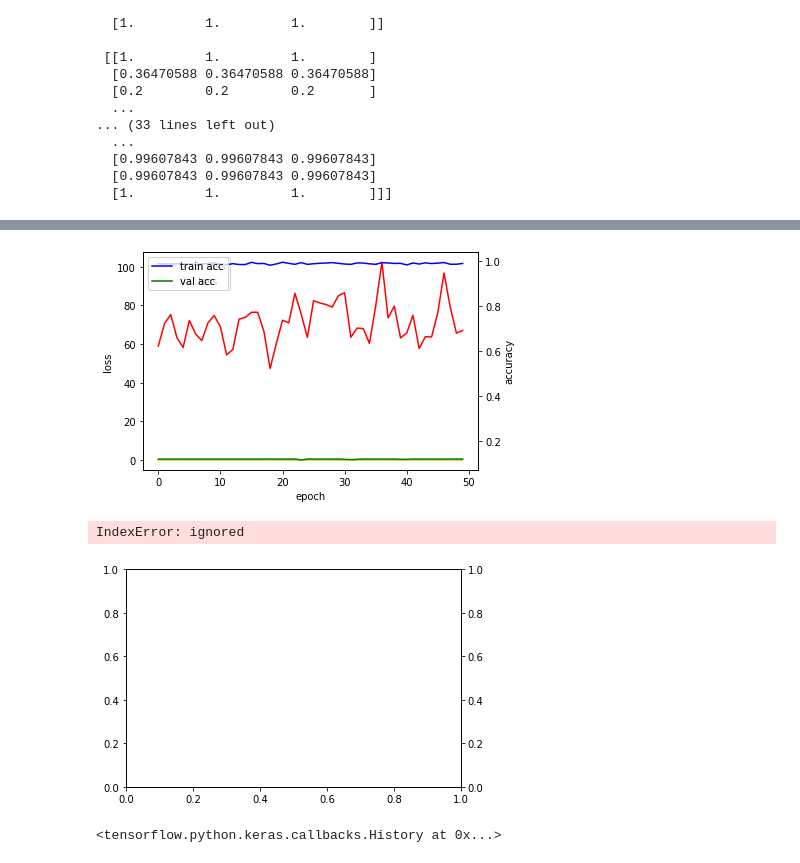
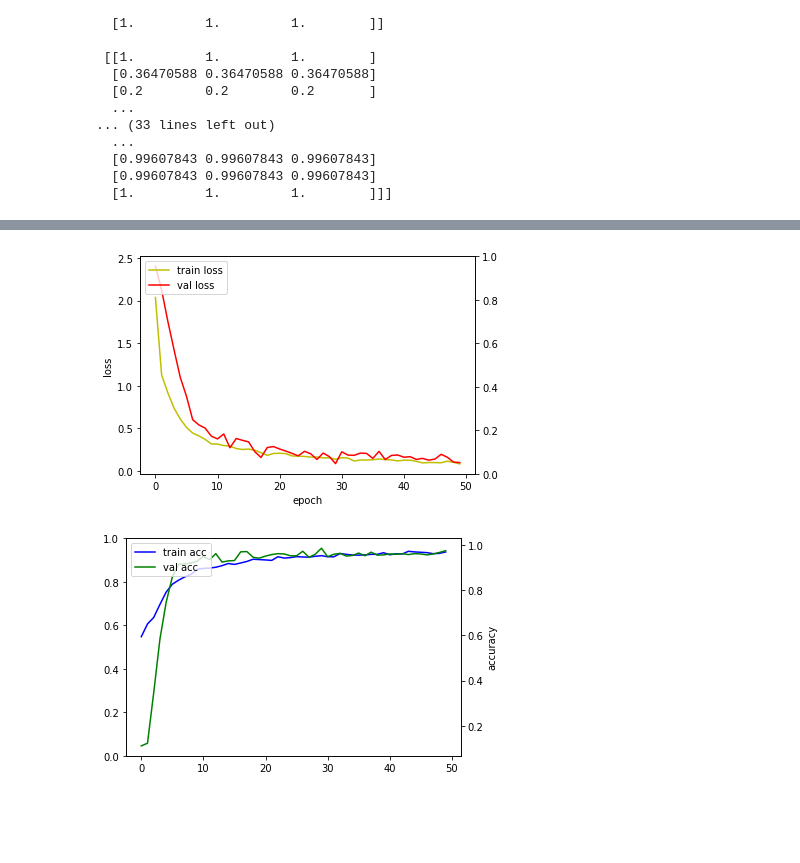
Before and after one commit to raccoon2389/mini_game_for_gaming_ai-bit, a Jupyter notebook: AI/Training-tf.ipynb, the cells around one changed output, grey strips where cells are left out. Drawn from its saved outputs; the diff is of its cells as text; code cells hidden in the pictures; blank space fills up the shorter version.

```diff
--- a/AI/Training-tf.ipynb
+++ b/AI/Training-tf.ipynb
@@ -11,7 +11,7 @@ import PIL.Image as Image
 # %%
 m_check = ModelCheckpoint("model/--{epoch:02d}--{val_loss:.4f}.hdf5", monitor = 'val_loss',save_best_only=True)
 # %%
-x = np.load("./drive/MyDrive/train.npy")
+x = np.load("../train.npy")
 print(x[0])
 
 y = np.load("y.npy")
@@ -69,14 +64,15 @@ kf = KFold(n_splits=3, shuffle=True,random_state=seed)
 
 x_train,x_test , y_train,y_test = train_test_split(x,y,shuffle=True , random_state=seed)
 # %%
-model = create_model()
-for train_i,test_i in kf.split(x):
-    train_x,train_y = x[train_i],y[train_i]
-    test_x, test_y = x[test_i], y[test_i]
-    history = []
-    hist = model.fit(train_x,train_y,batch_size=10,epochs=50,validation_split=0.25,callbacks=[m_check])
-    history.append(hist)
-    score = model.evaluate(test_x,test_y)
-    print(score)
+# history = []
+# model = create_model()
+# for train_i,test_i in kf.split(x):
+#     train_x,train_y = x[train_i],y[train_i]
+#     test_x, test_y = x[test_i], y[test_i]
+
+#     hist = model.fit(train_x,train_y,batch_size=30,epochs=50,validation_split=0.25,callbacks=[m_check])
+#     history.append(hist)
+#     score = model.evaluate(test_x,test_y)
+#     print(score)
 # %% [output]
 Epoch 1/50
@@ -98,0 +96,2 @@ Epoch 50/50
+# %%
+history = model.fit(x_train,y_train,batch_size=30,epochs=50,validation_split=0.25,callbacks=[m_check])
@@ -105,34 +122,26 @@ print(predy)
 # %%
 import matplotlib.pyplot as plt
+%matplotlib inline
 
 fig, loss_ax = plt.subplots()
 acc_ax = loss_ax.twinx()
-hist = history[0]
+hist = history
 
 loss_ax.plot(hist.history['loss'], 'y', label='train loss')
 loss_ax.plot(hist.history['val_loss'], 'r', label='val loss')
 loss_ax.set_xlabel('epoch')
 loss_ax.set_ylabel('loss')
 loss_ax.legend(loc='upper left')
 
-acc_ax.plot(hist.history['acc'], 'b', label='train acc')
-acc_ax.plot(hist.history['val_acc'], 'g', label='val acc')
-acc_ax.set_ylabel('accuracy')
-acc_ax.legend(loc='upper left')
 
 plt.show()
 # %% [output]
-[figure, old version]
+[figure, new version]
 # %%
 fig, loss_ax = plt.subplots()
 acc_ax = loss_ax.twinx()
-hist = history[1]
+hist = history
 
-loss_ax.plot(hist.history['loss'], 'y', label='train loss')
-loss_ax.plot(hist.history['val_loss'], 'r', label='val loss')
-loss_ax.set_xlabel('epoch')
-loss_ax.set_ylabel('loss')
-loss_ax.legend(loc='upper left')
 
 acc_ax.plot(hist.history['acc'], 'b', label='train acc')
 acc_ax.plot(hist.history['val_acc'], 'g', label='val acc')
@@ -141,9 +150,4 @@ acc_ax.legend(loc='upper left')
 
 plt.show()
 # %% [output]
-IndexError: ignored
-[figure, old version]
+[figure, new version]
-# %%
-history[0]
-# %% [output]
-<tensorflow.python.keras.callbacks.History at 0x...>
```
Also changed, not shown: parts of 5 cells of this notebook.
